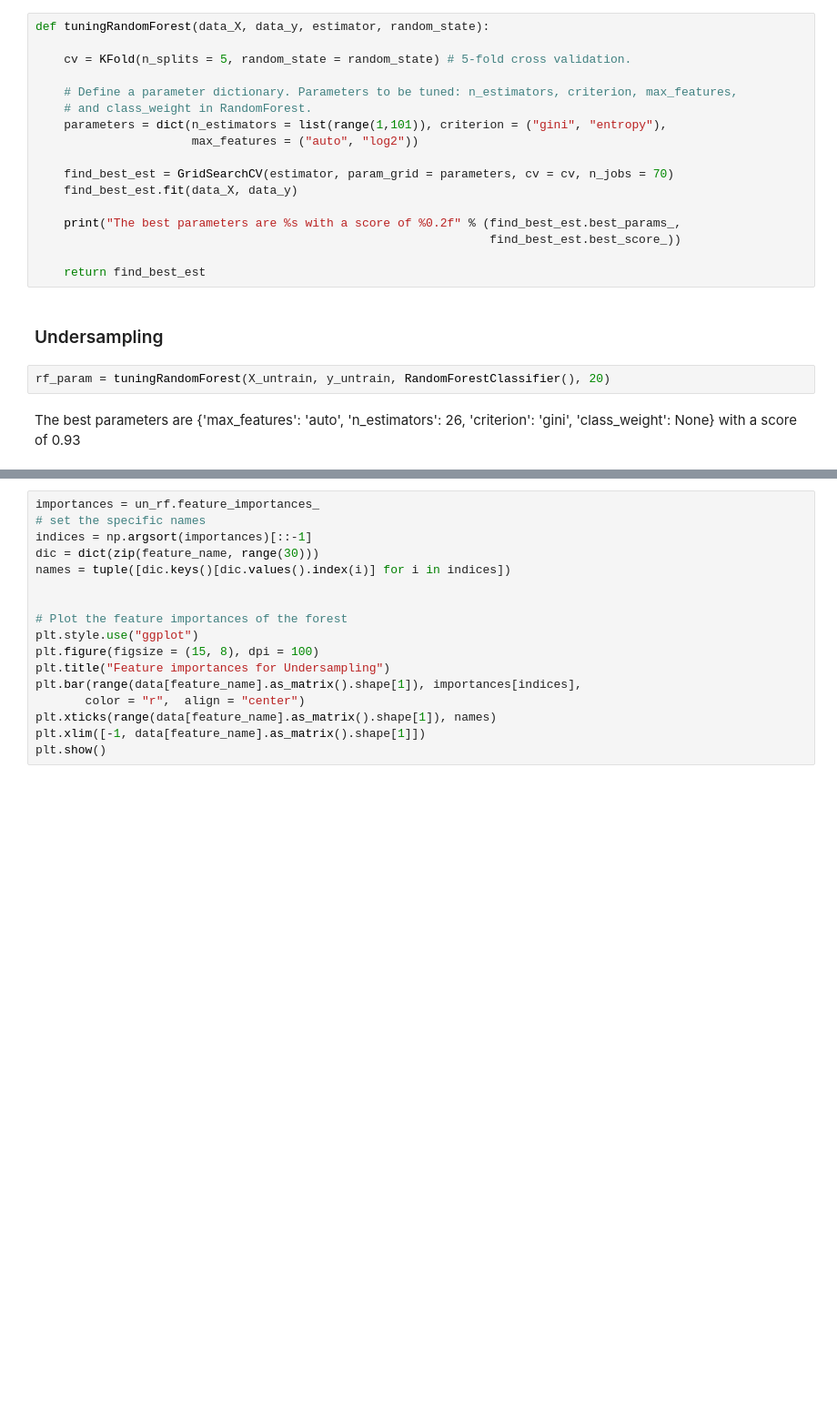
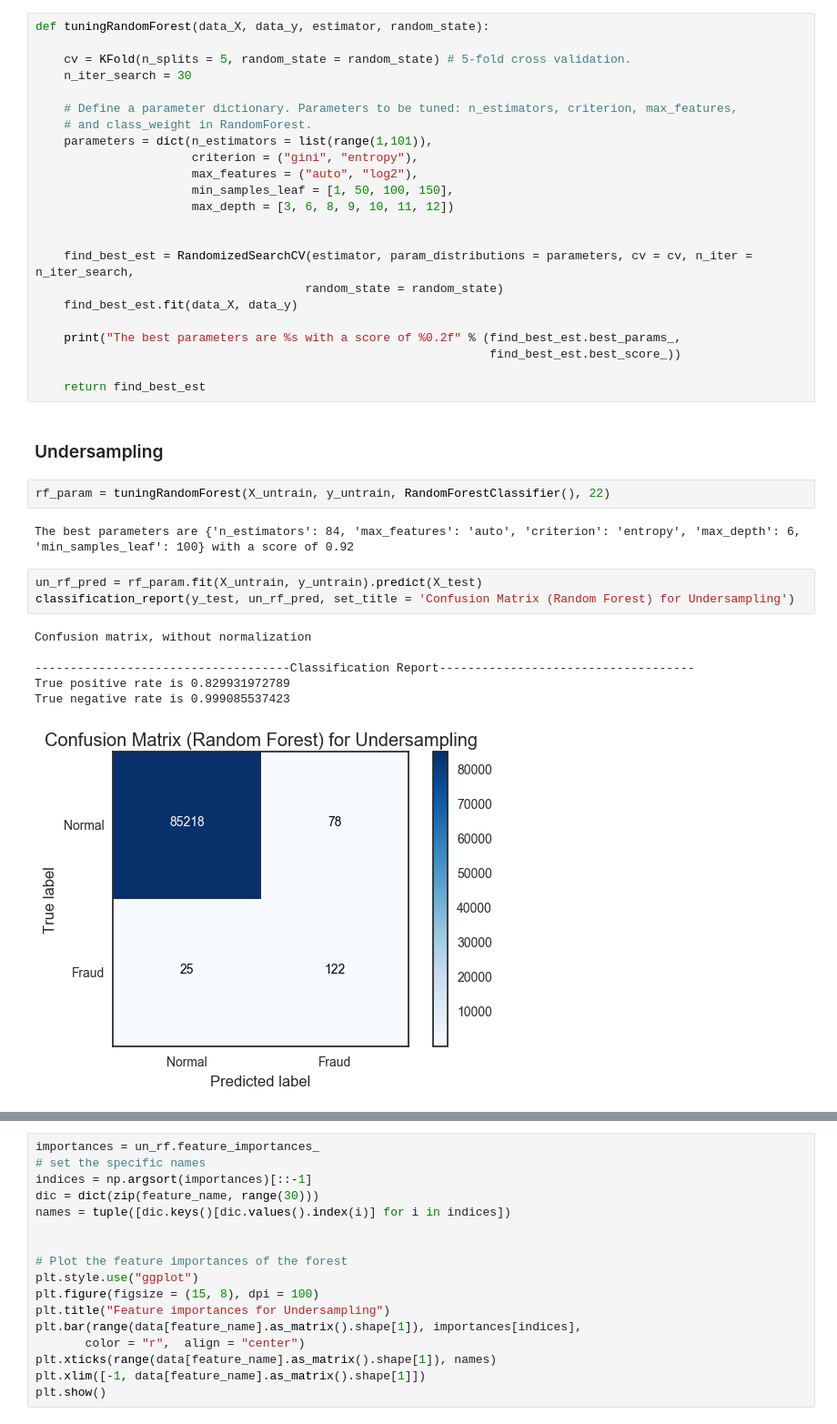
Before and after one commit to guanyu917/Fraud-Detection, a Jupyter notebook: Credit Card Fraud Transaction Detection.ipynb, the cells around one changed output, grey strips where cells are left out. Shown at 91% size. Saved outputs shown, nothing was run; the diff lists cells and outputs as text; blank space fills up the shorter version.

```diff
--- a/Credit Card Fraud Transaction Detection.ipynb
+++ b/Credit Card Fraud Transaction Detection.ipynb
@@ -424,13 +430,19 @@ After tuning parameters, the accuracy of LinearSVC is 0.975562655806
 def tuningRandomForest(data_X, data_y, estimator, random_state):
 
     cv = KFold(n_splits = 5, random_state = random_state) # 5-fold cross validation.
+    n_iter_search = 30
 
     # Define a parameter dictionary. Parameters to be tuned: n_estimators, criterion, max_features,
     # and class_weight in RandomForest.
-    parameters = dict(n_estimators = list(range(1,101)), criterion = ("gini", "entropy"),
-                      max_features = ("auto", "log2"))
+    parameters = dict(n_estimators = list(range(1,101)),
+                      criterion = ("gini", "entropy"),
+                      max_features = ("auto", "log2"),
+                      min_samples_leaf = [1, 50, 100, 150],
+                      max_depth = [3, 6, 8, 9, 10, 11, 12])
 
-    find_best_est = GridSearchCV(estimator, param_grid = parameters, cv = cv, n_jobs = 70)
+
+    find_best_est = RandomizedSearchCV(estimator, param_distributions = parameters, cv = cv, n_iter = n_iter_search,
+                                      random_state = random_state)
     find_best_est.fit(data_X, data_y)
 
     print("The best parameters are %s with a score of %0.2f" % (find_best_est.best_params_,
@@ -440,7 +452,17 @@ def tuningRandomForest(data_X, data_y, estimator, random_state):
 # %% [markdown]
 ### Undersampling
 # %%
-rf_param = tuningRandomForest(X_untrain, y_untrain, RandomForestClassifier(), 20)
+rf_param = tuningRandomForest(X_untrain, y_untrain, RandomForestClassifier(), 22)
+# %% [output]
+The best parameters are {'n_estimators': 84, 'max_features': 'auto', 'criterion': 'entropy', 'max_depth': 6, 'min_samples_leaf': 100} with a score of 0.92
-# %% [markdown]
-The best parameters are {'max_features': 'auto', 'n_estimators': 26, 'criterion': 'gini', 'class_weight': None} with a score of 0.93
+# %%
+un_rf_pred = rf_param.fit(X_untrain, y_untrain).predict(X_test)
+classification_report(y_test, un_rf_pred, set_title = 'Confusion Matrix (Random Forest) for Undersampling')
+# %% [output]
+Confusion matrix, without normalization
+
+------------------------------------Classification Report------------------------------------
+True positive rate is 0.829931972789
+True negative rate is 0.999085537423
+[figure, added]
 # %%
```
Also changed, not shown: parts of 26 cells of this notebook.
